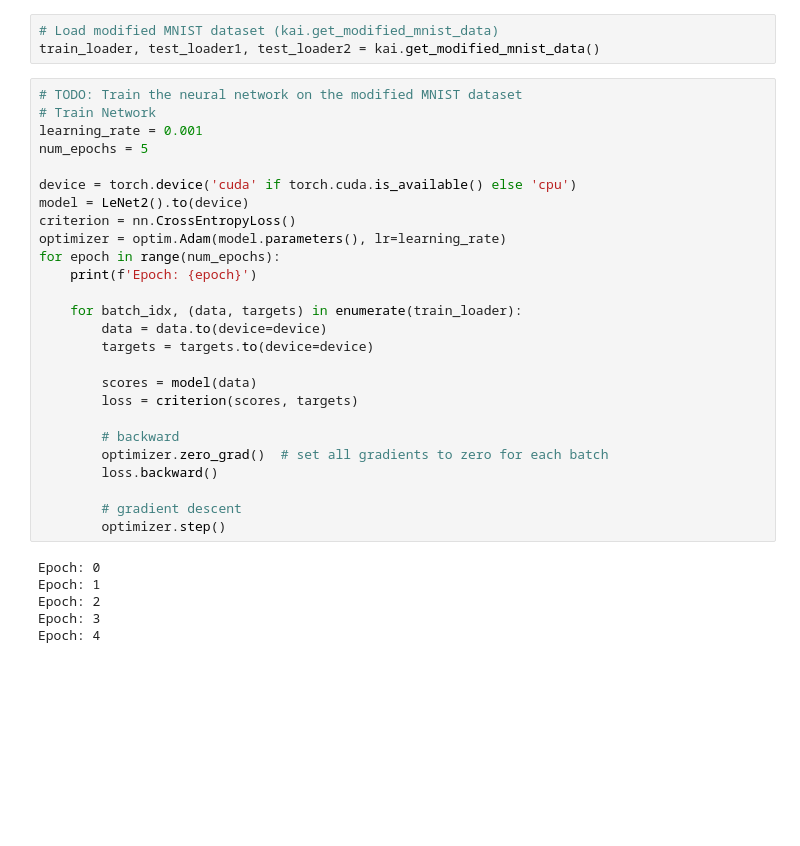
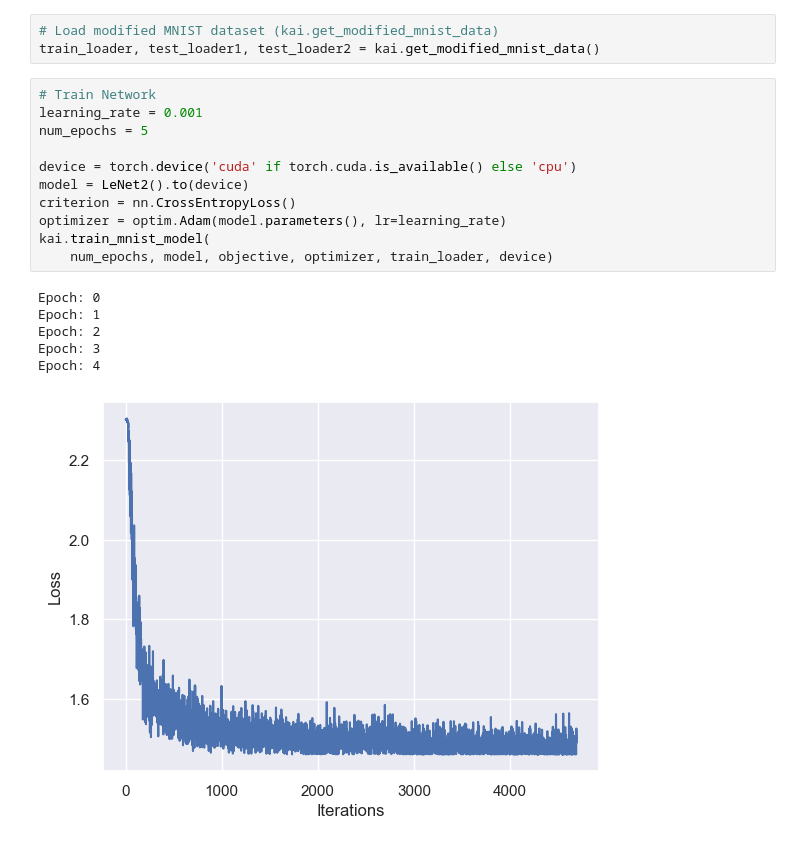
Before and after one commit to equinor/kai-edc2024-workshop, a Jupyter notebook: 2_inductive_biases_and_symmetries/solution.ipynb, the cells around one changed output. Saved outputs shown, nothing was run; the diff lists cells and outputs as text; blank space fills up the shorter version.

```diff
--- a/2_inductive_biases_and_symmetries/solution.ipynb
+++ b/2_inductive_biases_and_symmetries/solution.ipynb
@@ -461,37 +457,23 @@ Estimated Total Size (MB): 1.60
 # Load modified MNIST dataset (kai.get_modified_mnist_data)
 train_loader, test_loader1, test_loader2 = kai.get_modified_mnist_data()
 # %%
-# TODO: Train the neural network on the modified MNIST dataset
 # Train Network
 learning_rate = 0.001
 num_epochs = 5
 
 device = torch.device('cuda' if torch.cuda.is_available() else 'cpu')
 model = LeNet2().to(device)
 criterion = nn.CrossEntropyLoss()
 optimizer = optim.Adam(model.parameters(), lr=learning_rate)
-for epoch in range(num_epochs):
-    print(f'Epoch: {epoch}')
-
-    for batch_idx, (data, targets) in enumerate(train_loader):
-        data = data.to(device=device)
-        targets = targets.to(device=device)
-
-        scores = model(data)
-        loss = criterion(scores, targets)
-
-        # backward
-        optimizer.zero_grad()  # set all gradients to zero for each batch
-        loss.backward()
-
-        # gradient descent
-        optimizer.step()
+kai.train_mnist_model(
+    num_epochs, model, objective, optimizer, train_loader, device)
 # %% [output]
 Epoch: 0
 Epoch: 1
 Epoch: 2
 Epoch: 3
 Epoch: 4
+[figure, added]
 # %%
 # Check the performance of the model
 kai.check_accuracy(train_loader, model, device)
```
Also changed, not shown: parts of 32 cells of this notebook, 2 other files.
